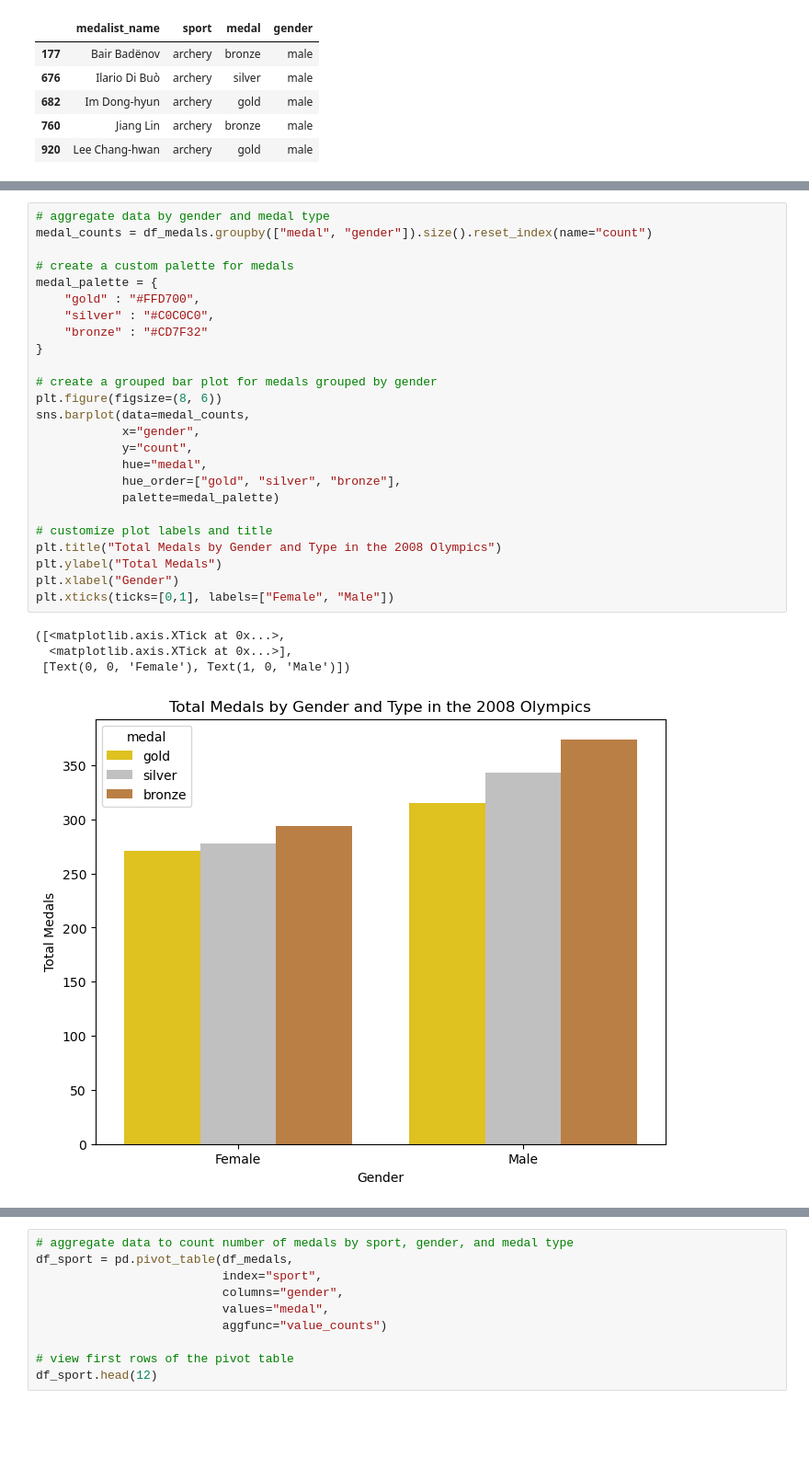
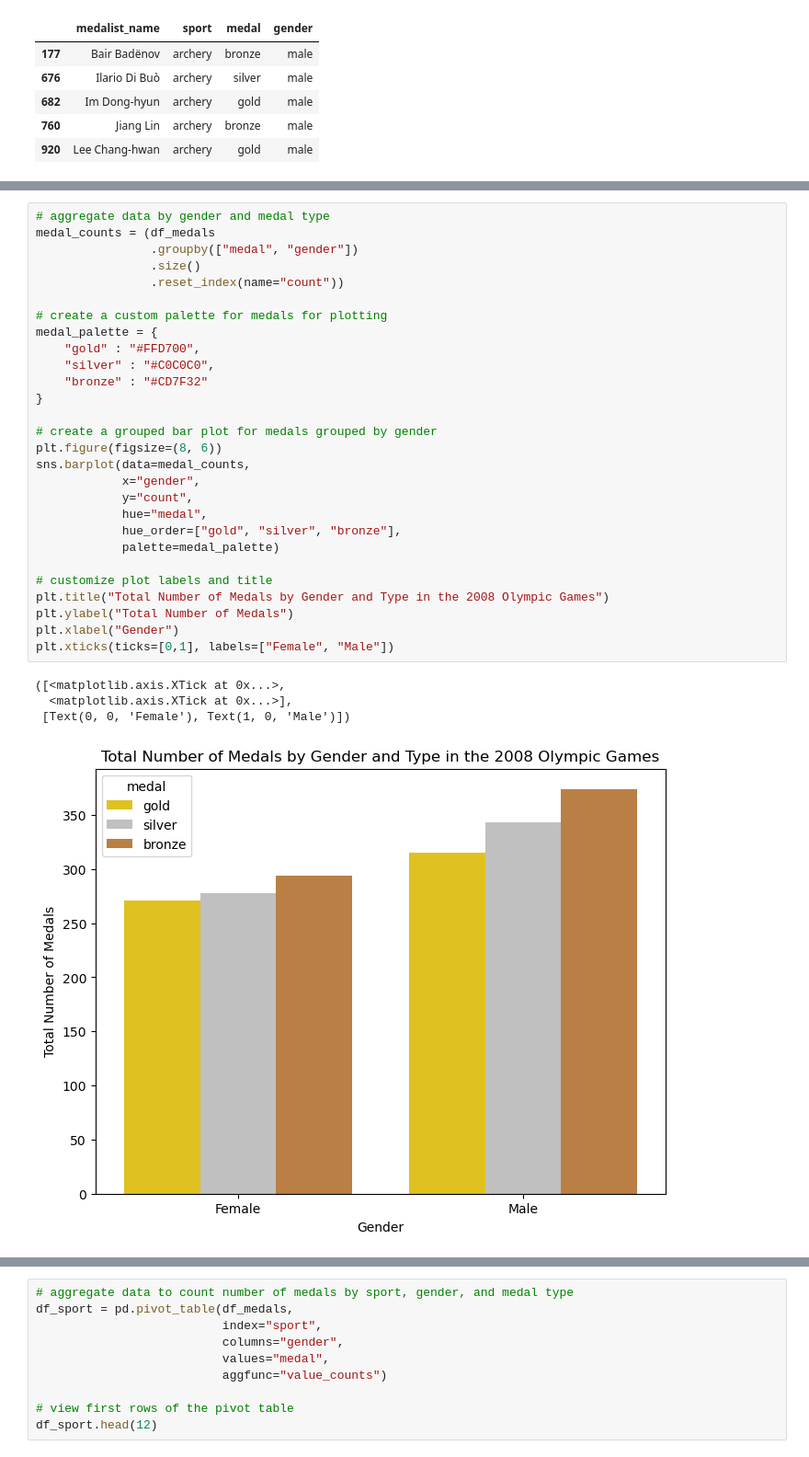
Before and after one commit to naraujodc/Araujo_Data_Science_Portfolio, a Jupyter notebook: TidyData-Project/TidyData.ipynb, the cells around one changed output, grey strips where cells are left out. Shown: that part at 92% size. Drawn from its saved outputs; the diff is of its cells as text; blank space fills up the shorter version.

```diff
--- a/TidyData-Project/TidyData.ipynb
+++ b/TidyData-Project/TidyData.ipynb
@@ -86,31 +132,34 @@ First, I will use a simple aggregation to count the total amount of medals recei
 # %%
 # aggregate data by gender and medal type
-medal_counts = df_medals.groupby(["medal", "gender"]).size().reset_index(name="count")
+medal_counts = (df_medals
+                .groupby(["medal", "gender"])
+                .size()
+                .reset_index(name="count"))
 
-# create a custom palette for medals
+# create a custom palette for medals for plotting
 medal_palette = {
     "gold" : "#FFD700",
     "silver" : "#C0C0C0",
     "bronze" : "#CD7F32"
 }
 
 # create a grouped bar plot for medals grouped by gender
 plt.figure(figsize=(8, 6))
 sns.barplot(data=medal_counts,
             x="gender",
             y="count",
             hue="medal",
             hue_order=["gold", "silver", "bronze"],
             palette=medal_palette)
 
 # customize plot labels and title
-plt.title("Total Medals by Gender and Type in the 2008 Olympics")
-plt.ylabel("Total Medals")
+plt.title("Total Number of Medals by Gender and Type in the 2008 Olympic Games")
+plt.ylabel("Total Number of Medals")
 plt.xlabel("Gender")
 plt.xticks(ticks=[0,1], labels=["Female", "Male"])
 # %% [output]
 ([<matplotlib.axis.XTick at 0x...>,
   <matplotlib.axis.XTick at 0x...>],
  [Text(0, 0, 'Female'), Text(1, 0, 'Male')])
-[figure, old version]
+[figure, new version]
 # %% [markdown]
```
Also changed, not shown: parts of 12 cells of this notebook.
